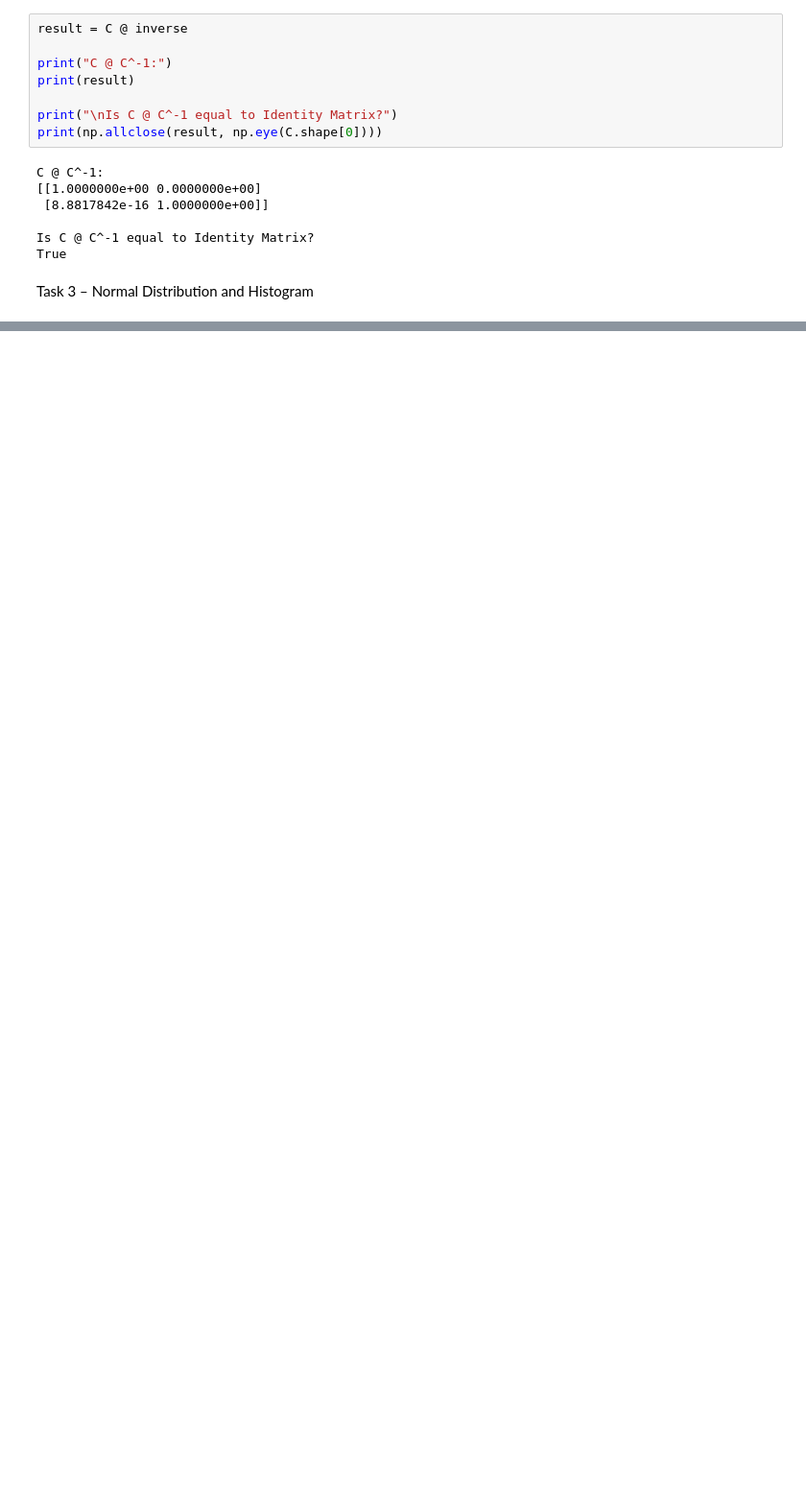
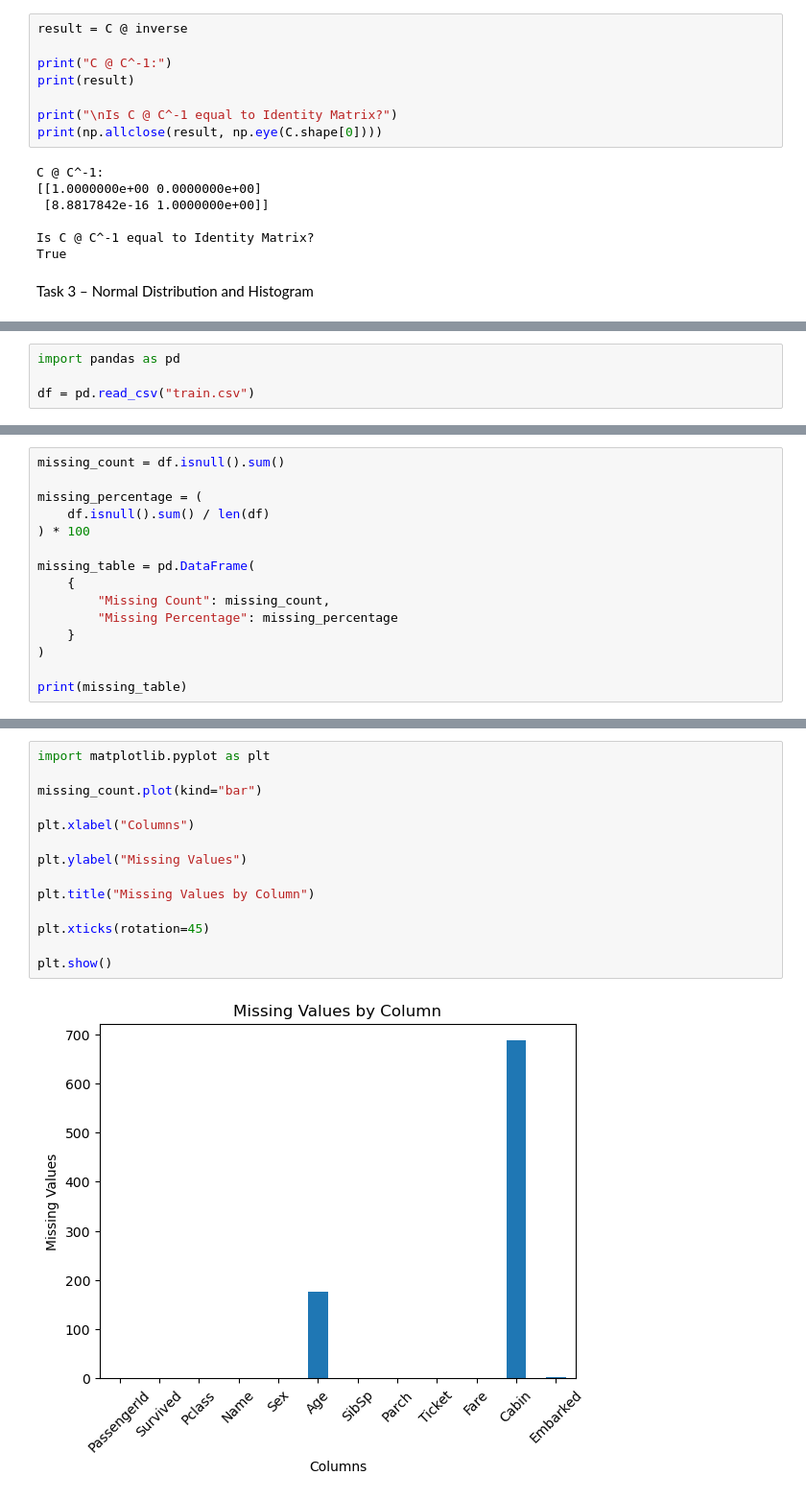
Before and after one commit to HiteshRathod77/202618040, a Jupyter notebook: ML/LAB02/main.ipynb, the cells around one changed output, grey strips where cells are left out. Shown at 96% size. Saved outputs shown, nothing was run; the diff lists cells and outputs as text; blank space fills up the shorter version.

```diff
--- a/ML/LAB02/main.ipynb
+++ b/ML/LAB02/main.ipynb
@@ -295,0 +390,4 @@ plt.show()
+# %%
+import pandas as pd
+
+df = pd.read_csv("train.csv")
@@ -295,0 +707,15 @@ plt.show()
+# %%
+missing_count = df.isnull().sum()
+
+missing_percentage = (
+    df.isnull().sum() / len(df)
+) * 100
+
+missing_table = pd.DataFrame(
+    {
+        "Missing Count": missing_count,
+        "Missing Percentage": missing_percentage
+    }
+)
+
+print(missing_table)
@@ -295,0 +738,16 @@ plt.show()
+# %%
+import matplotlib.pyplot as plt
+
+missing_count.plot(kind="bar")
+
+plt.xlabel("Columns")
+
+plt.ylabel("Missing Values")
+
+plt.title("Missing Values by Column")
+
+plt.xticks(rotation=45)
+
+plt.show()
+# %% [output]
+[figure, added]
```
Also changed, not shown: parts of 98 cells of this notebook.
